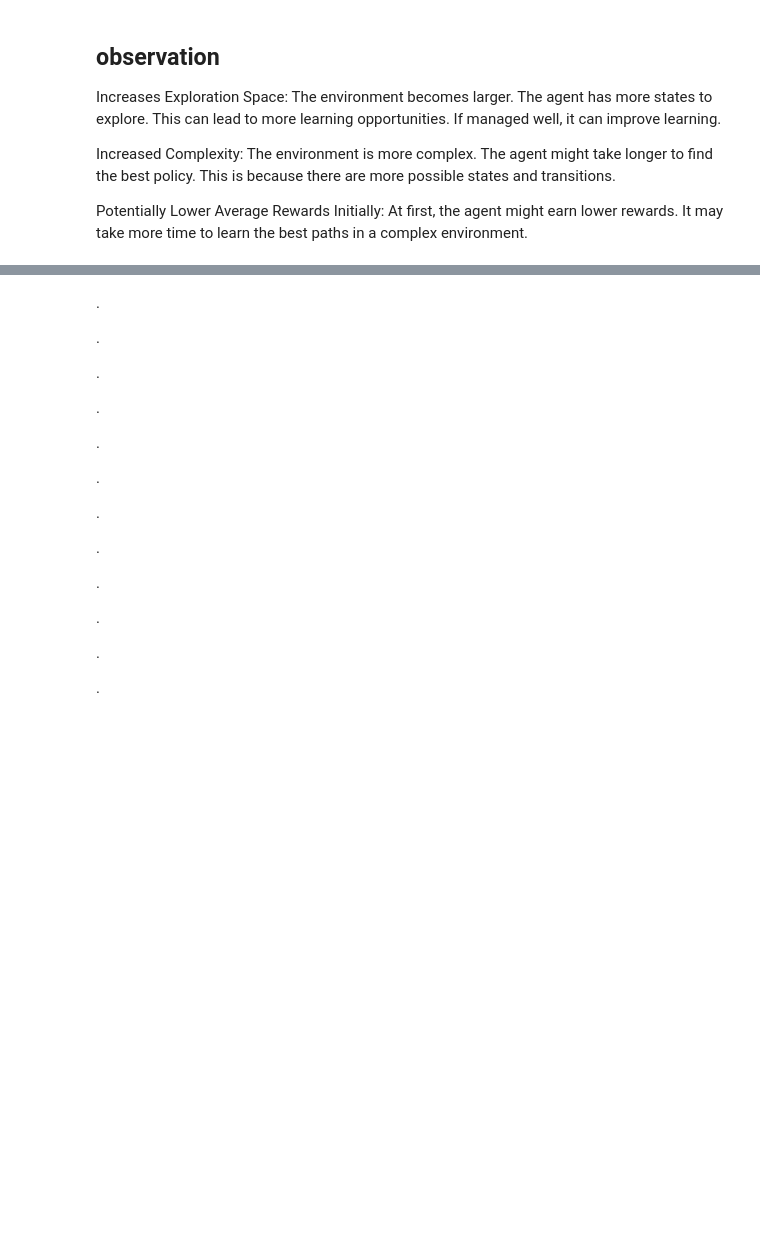
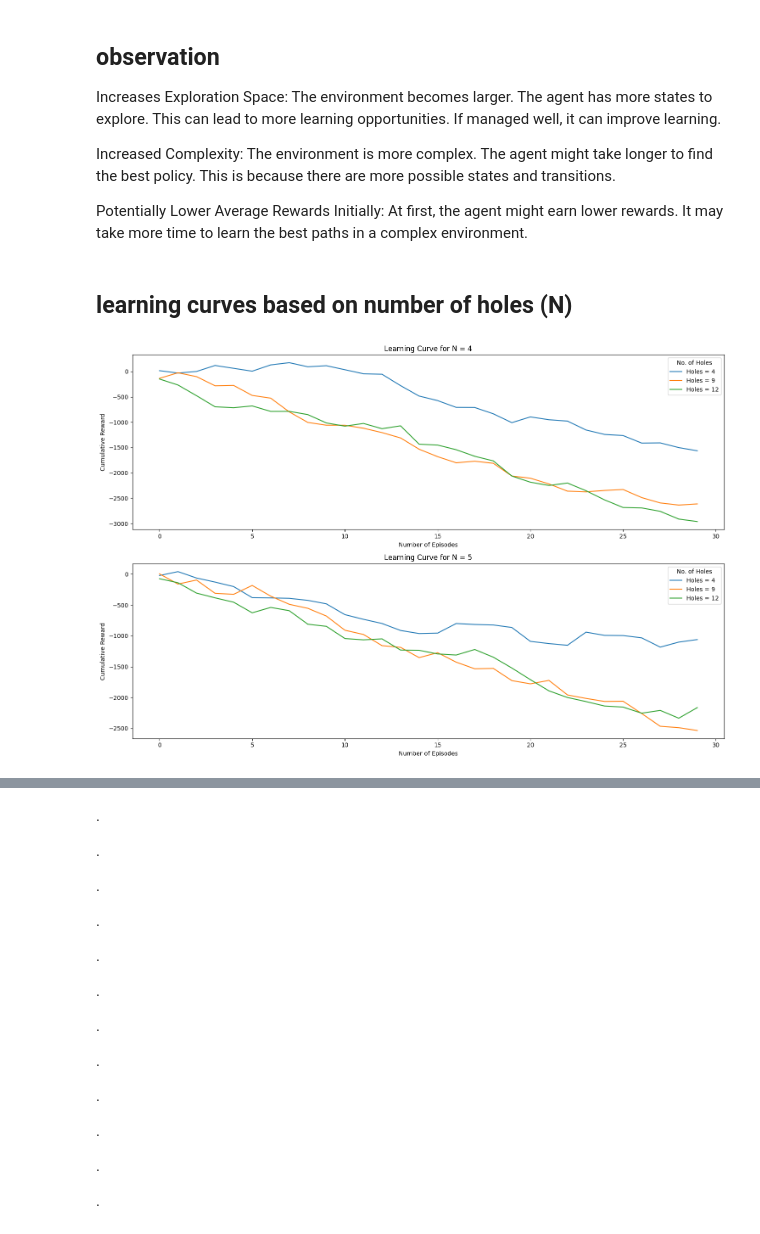
Before and after one commit to jiyanshud22/CS786A2, a Jupyter notebook: CS786A2.ipynb, the cells around one changed output, grey strips where cells are left out. Saved outputs shown, nothing was run; the diff lists cells and outputs as text; code cells hidden in the pictures; blank space fills up the shorter version.

```diff
--- a/CS786A2.ipynb
+++ b/CS786A2.ipynb
@@ -1132,3 +1249,41 @@ Increases Exploration Space: The environment becomes larger. The agent has more
 Increased Complexity: The environment is more complex. The agent might take longer to find the best policy. This is because there are more possible states and transitions.
 
 Potentially Lower Average Rewards Initially: At first, the agent might earn lower rewards. It may take more time to learn the best paths in a complex environment.
+# %% [markdown]
+## learning curves based on number of holes (N)
+# %%
+np.random.seed(42)
+
+num_episodes = 30
+N_values = [4, 5]
+holes_options = [4, 9, 12]
+fin_rewards_N = {}
+
+# Simulate learning process for different numbers of holes (N)
+for N in N_values:
+    rewards_for_N = []
+    for num_holes in holes_options:
+        rewards = []
+        # Introduce a penalty factor to simulate poorer performance with more holes
+        penalty = -100 * (num_holes / 12)  # Higher penalty for more holes
+        for episode in range(num_episodes):
+            # More negative rewards to represent difficulty with higher holes
+            reward = penalty + np.random.normal(0, 100)
+            rewards.append(reward)
+        rewards_for_N.append(np.cumsum(rewards))
+    fin_rewards_N[N] = rewards_for_N
+
+# Generate plots for N
+plt.figure(figsize=(15, 10))
+for i, N in enumerate(N_values):
+    plt.subplot(2, 1, i + 1)
+    for j, num_holes in enumerate(holes_options):
+        plt.plot(fin_rewards_N[N][j], label=f'Holes = {num_holes}')
+    plt.title(f'Learning Curve for N = {N}')
+    plt.xlabel('Number of Episodes')
+    plt.ylabel('Cumulative Reward')
+    plt.legend(title='No. of Holes')
+plt.tight_layout()
+plt.show()
+# %% [output]
+[figure, added]
```
Also changed, not shown: parts of 37 cells of this notebook.
